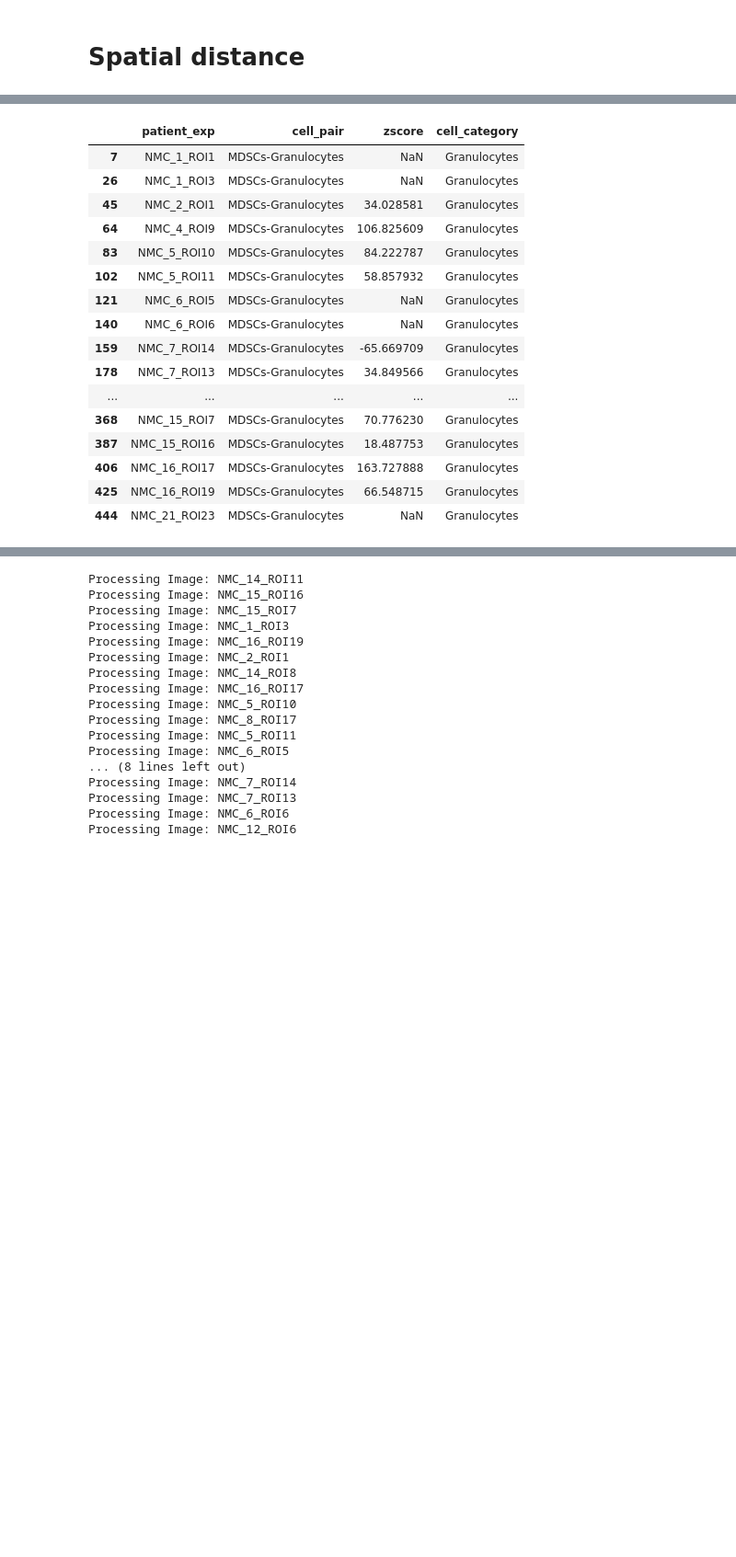
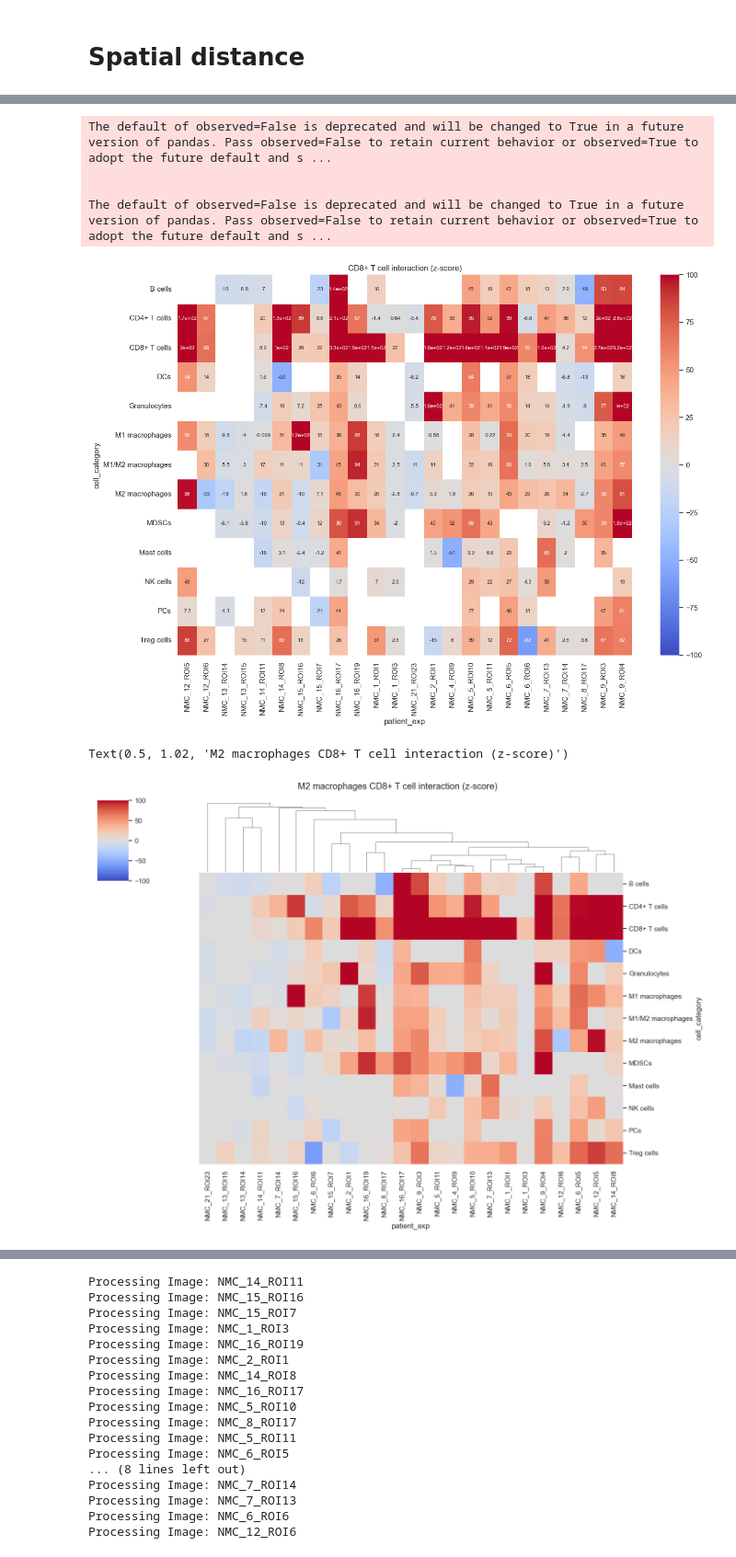
Before and after one commit to SchapiroLabor/NUT_spatial, a Jupyter notebook: spatial_analysis/spatial_analysis.ipynb, the cells around one changed output, grey strips where cells are left out. Shown at 92% size. Drawn from its saved outputs; the diff is of its cells as text; code cells hidden in the pictures; blank space fills up the shorter version.

Commit message:
added new spatial interaction plots

```diff
--- a/spatial_analysis/spatial_analysis.ipynb
+++ b/spatial_analysis/spatial_analysis.ipynb
@@ -2130,22 +2179,58 @@ The default of observed=False is deprecated and will be changed to True in a fut
-# %%
-mdscs_subset = mdscs[mdscs["cell_category"].isin(["Granulocytes", "M2 macrophages"])]
-mdscs_gran = mdscs[mdscs["cell_category"] == "Granulocytes"]
-mdscs_gran
-# %% [output]
-|  | patient_exp | cell_pair | zscore | cell_category |
-| 7 | NMC_1_ROI1 | MDSCs-Granulocytes | NaN | Granulocytes |
-| 26 | NMC_1_ROI3 | MDSCs-Granulocytes | NaN | Granulocytes |
-| 45 | NMC_2_ROI1 | MDSCs-Granulocytes | 34.028581 | Granulocytes |
-| 64 | NMC_4_ROI9 | MDSCs-Granulocytes | 106.825609 | Granulocytes |
-| 83 | NMC_5_ROI10 | MDSCs-Granulocytes | 84.222787 | Granulocytes |
-| 102 | NMC_5_ROI11 | MDSCs-Granulocytes | 58.857932 | Granulocytes |
-| 121 | NMC_6_ROI5 | MDSCs-Granulocytes | NaN | Granulocytes |
-| 140 | NMC_6_ROI6 | MDSCs-Granulocytes | NaN | Granulocytes |
-| 159 | NMC_7_ROI14 | MDSCs-Granulocytes | -65.669709 | Granulocytes |
-| 178 | NMC_7_ROI13 | MDSCs-Granulocytes | 34.849566 | Granulocytes |
-| ... | ... | ... | ... | ... |
-| 368 | NMC_15_ROI7 | MDSCs-Granulocytes | 70.776230 | Granulocytes |
-| 387 | NMC_15_ROI16 | MDSCs-Granulocytes | 18.487753 | Granulocytes |
-| 406 | NMC_16_ROI17 | MDSCs-Granulocytes | 163.727888 | Granulocytes |
-| 425 | NMC_16_ROI19 | MDSCs-Granulocytes | 66.548715 | Granulocytes |
-| 444 | NMC_21_ROI23 | MDSCs-Granulocytes | NaN | Granulocytes |
+# %%
+interactions = extract_interaction(adata,
+                       selected_cell_type = "CD8+ T cells",
+                       interaction_label = 'scimap_delaunay_conditional_zscore',
+                       direction = "to",
+                       cells_threshold = 30,
+                       save_data=False,
+                       excluded_cell_types = ["NFC", "Tumor cells", "Actin+ cells", "Endothelial cells", "Lymphatic endothelial cells", "Epithelial cells"]
+)
+
+#save to csv
+interactions.to_csv("/Users/jawadalaaedeen/Desktop/CD8_interactions.csv", index=False)
+
+# interactions = interactions[interactions["cell_category"].isin(["MDSCs", "M2 macrophages", "Granulocytes"])]
+#pivot wider
+heatmap_df = interactions.pivot(index='cell_category', columns='patient_exp', values='zscore')
+
+plt.figure(figsize=(14, 10))  # wide and short since 1 row
+sns.heatmap(
+   heatmap_df,
+   cmap="coolwarm",
+   center=0,
+   annot=True,
+   annot_kws={"size": 8},
+   vmin=-100,
+   vmax=100
+)
+
+plt.title("CD8+ T cell interaction (z-score)")
+plt.yticks(rotation=0)
+plt.xticks(rotation=90)
+plt.tight_layout()
+plt.show()
+
+heatmap_df_filled = heatmap_df.fillna(0)
+
+g = sns.clustermap(
+    heatmap_df_filled,
+    cmap="coolwarm",
+    center=0,
+    vmin=-100,
+    vmax=100,
+    col_cluster=True,
+    row_cluster=False,
+    metric="correlation",
+    method="average",
+    figsize=(14, 10)
+)
+
+g.fig.suptitle(f"{i} CD8+ T cell interaction (z-score)", y=1.02)
+# %% [output]
+The default of observed=False is deprecated and will be changed to True in a future version of pandas. Pass observed=False to retain current behavior or observed=True to adopt the future default and s ...
+
+
+The default of observed=False is deprecated and will be changed to True in a future version of pandas. Pass observed=False to retain current behavior or observed=True to adopt the future default and s ...
+[figure, added]
+Text(0.5, 1.02, 'M2 macrophages CD8+ T cell interaction (z-score)')
+[figure, added]
```
Also changed, not shown: parts of 39 cells of this notebook.
